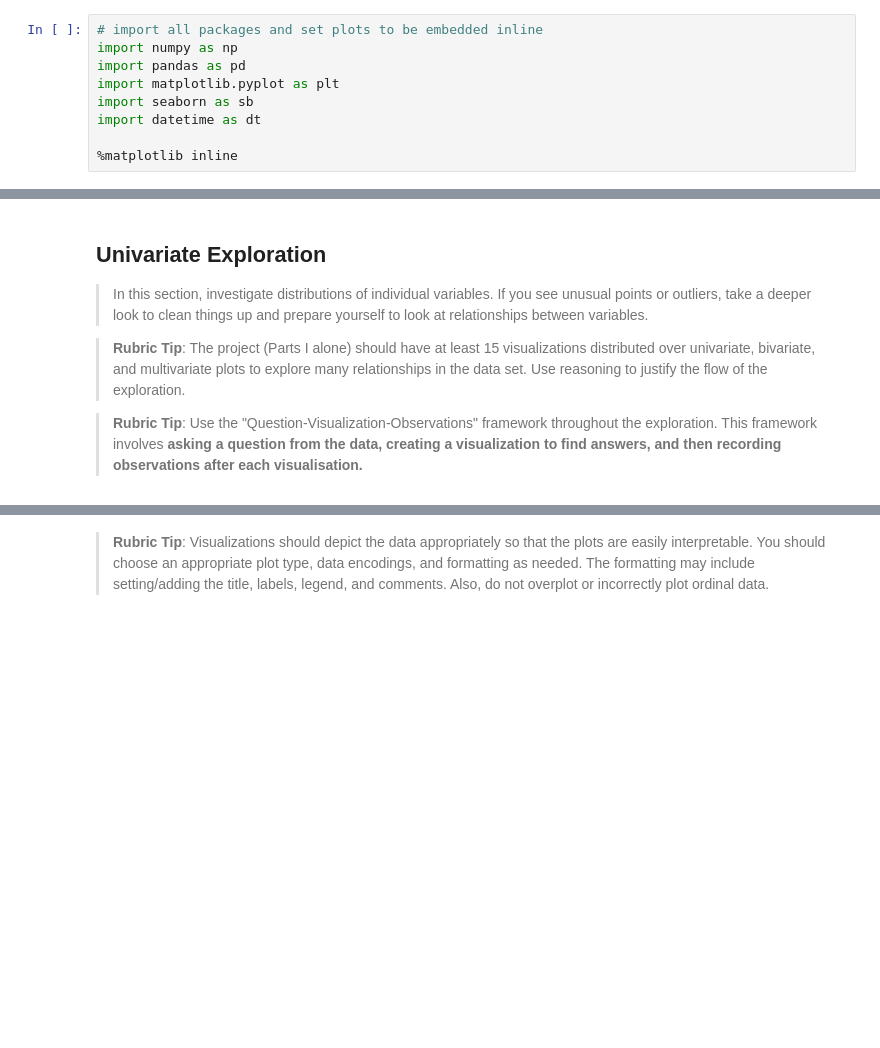
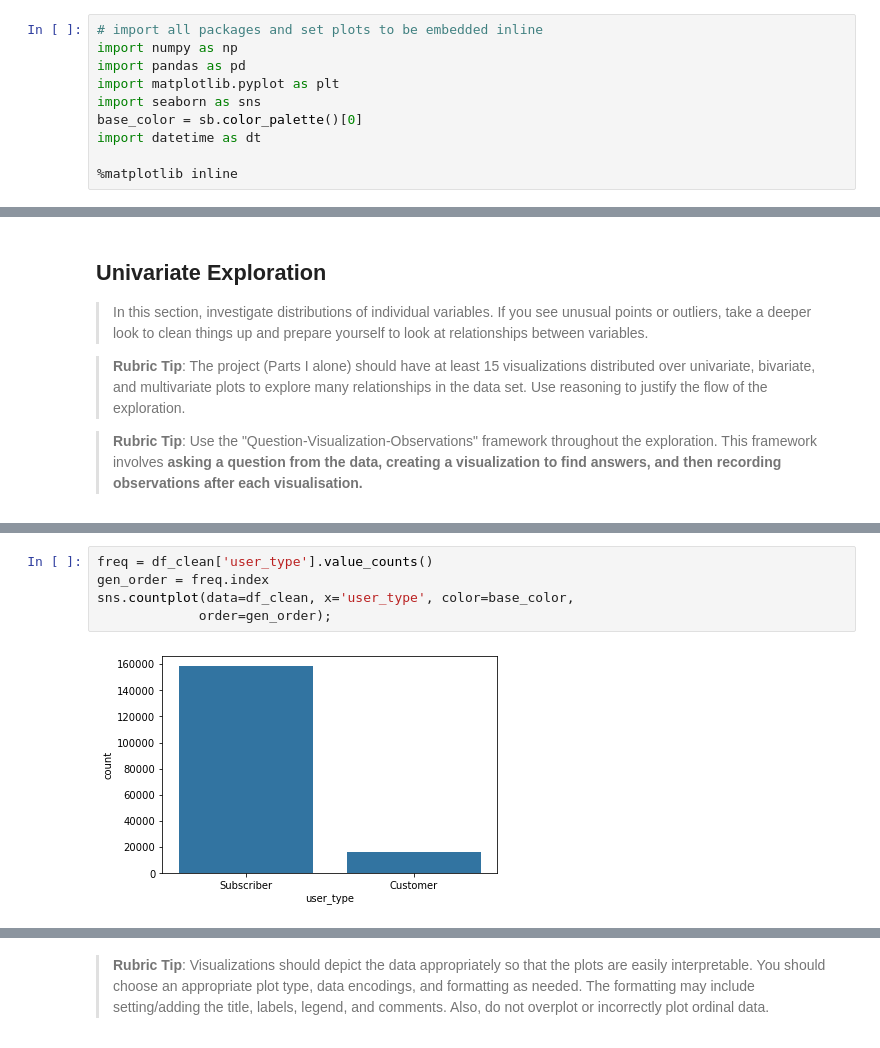
Before and after one commit to jjjeorgee/ALX-T, a Jupyter notebook: Project 03 - Data Visualization/Part_I_exploration.ipynb, the cells around one changed output, grey strips where cells are left out. Drawn from its saved outputs; the diff is of its cells as text; blank space fills up the shorter version.

Commit message:
Univariate visualizations

```diff
--- a/Project 03 - Data Visualization/Part_I_exploration.ipynb
+++ b/Project 03 - Data Visualization/Part_I_exploration.ipynb
@@ -12,7 +12,8 @@ This dataset includes information about individual rides made in a bike-sharing
 import numpy as np
 import pandas as pd
 import matplotlib.pyplot as plt
-import seaborn as sb
+import seaborn as sns
+base_color = sb.color_palette()[0]
 import datetime as dt
 
 %matplotlib inline
@@ -259,0 +271,7 @@ and prepare yourself to look at relationships between variables.
+# %%
+freq = df_clean['user_type'].value_counts()
+gen_order = freq.index
+sns.countplot(data=df_clean, x='user_type', color=base_color,
+             order=gen_order);
+# %% [output]
+[figure, added]
```
Also changed, not shown: parts of 7 cells of this notebook.
